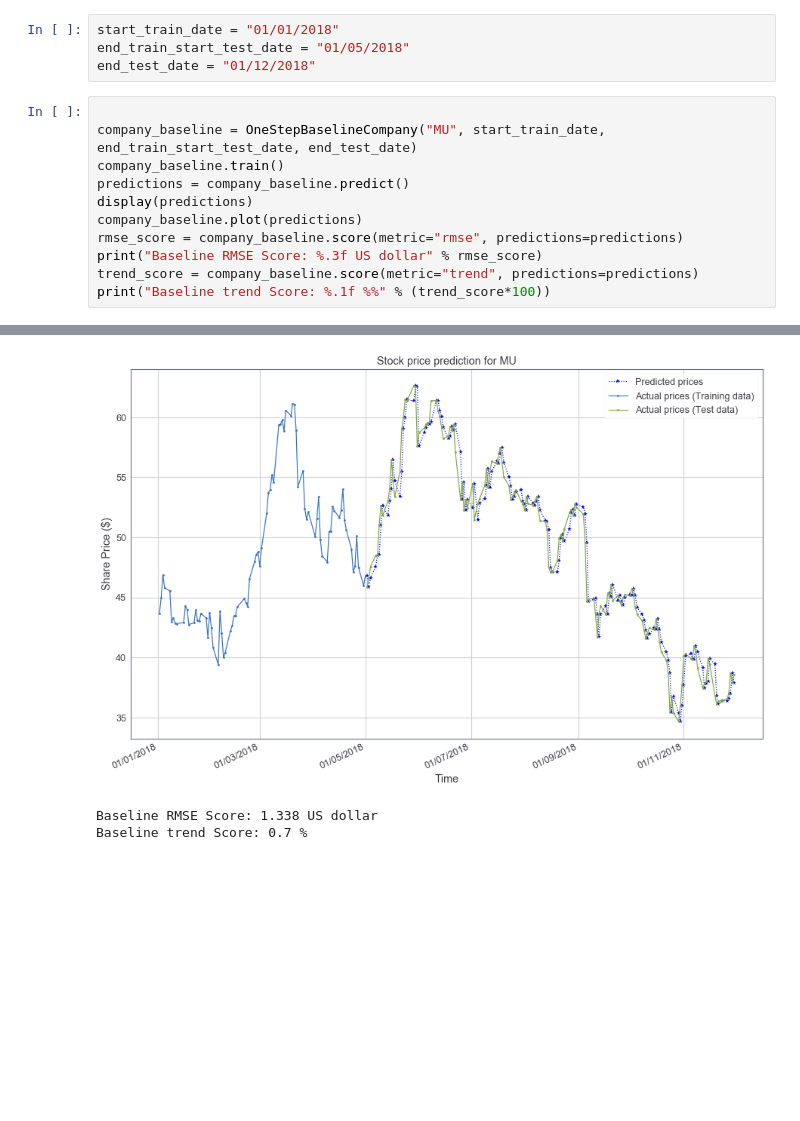
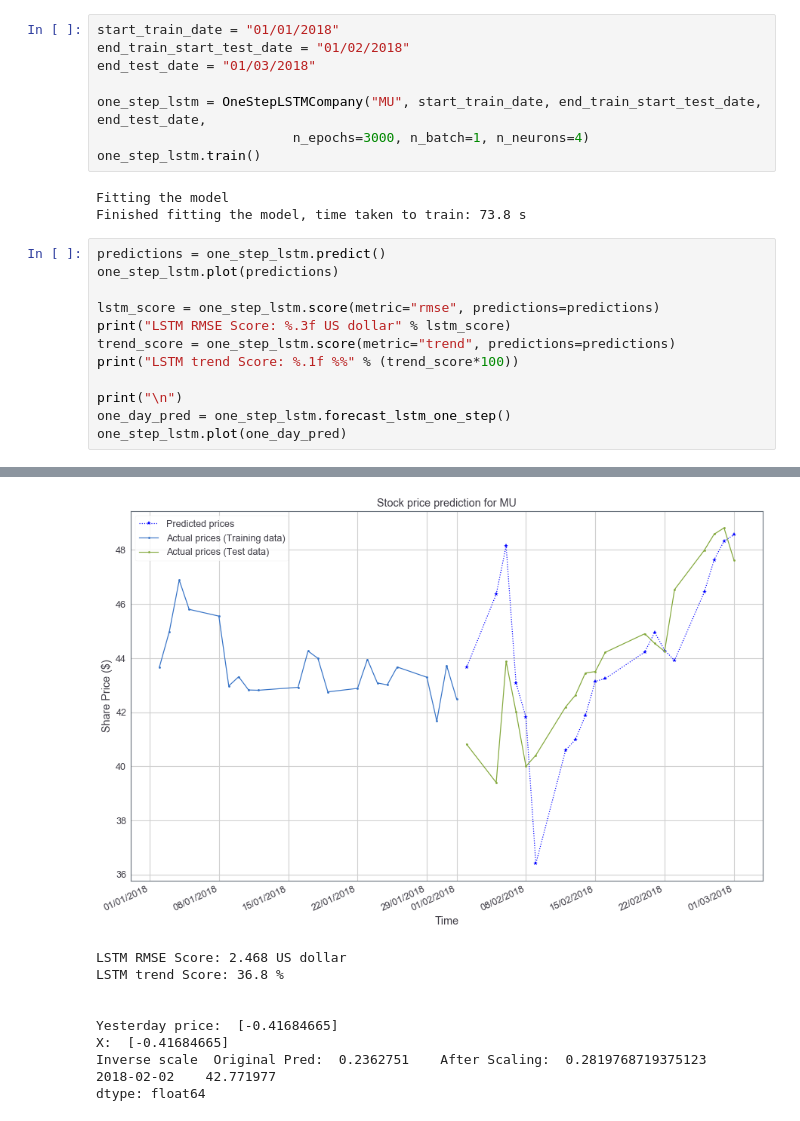
Before and after one commit to FinnZC/Stock-AI, a Jupyter notebook: code/Main.ipynb, the cells around one changed output, grey strips where cells are left out. Drawn from its saved outputs; the diff is of its cells as text; blank space fills up the shorter version.

```diff
--- a/code/Main.ipynb
+++ b/code/Main.ipynb
@@ -26,16 +29,24 @@ Populating the interactive namespace from numpy and matplotlib
 # %%
 start_train_date = "01/01/2018"
-end_train_start_test_date = "01/05/2018"
-end_test_date = "01/12/2018"
+end_train_start_test_date = "01/02/2018"
+end_test_date = "01/03/2018"
+
+one_step_lstm = OneStepLSTMCompany("MU", start_train_date, end_train_start_test_date, end_test_date,
+                         n_epochs=3000, n_batch=1, n_neurons=4)
+one_step_lstm.train()
+# %% [output]
+Fitting the model
+Finished fitting the model, time taken to train: 73.8 s
 # %%
+predictions = one_step_lstm.predict()
+one_step_lstm.plot(predictions)
 
-company_baseline = OneStepBaselineCompany("MU", start_train_date, end_train_start_test_date, end_test_date)
-company_baseline.train()
-predictions = company_baseline.predict()
-display(predictions)
-company_baseline.plot(predictions)
-rmse_score = company_baseline.score(metric="rmse", predictions=predictions)
-print("Baseline RMSE Score: %.3f US dollar" % rmse_score)
-trend_score = company_baseline.score(metric="trend", predictions=predictions)
-print("Baseline trend Score: %.1f %%" % (trend_score*100))
+lstm_score = one_step_lstm.score(metric="rmse", predictions=predictions)
+print("LSTM RMSE Score: %.3f US dollar" % lstm_score)
+trend_score = one_step_lstm.score(metric="trend", predictions=predictions)
+print("LSTM trend Score: %.1f %%" % (trend_score*100))
+
+print("\n")
+one_day_pred = one_step_lstm.forecast_lstm_one_step()
+one_step_lstm.plot(one_day_pred)
 # %% [output]
@@ -59,3 +70,10 @@ Name: 5. adjusted close, Length: 149, dtype: float64
-[figure, old version]
+[figure, new version]
-Baseline RMSE Score: 1.338 US dollar
-Baseline trend Score: 0.7 %
+LSTM RMSE Score: 2.468 US dollar
+LSTM trend Score: 36.8 %
+
+
+Yesterday price:  [-0.41684665]
+X:  [-0.41684665]
+Inverse scale  Original Pred:  0.2362751    After Scaling:  0.2819768719375123
+2018-02-02    42.771977
+dtype: float64
```
Also changed, not shown: parts of 13 cells of this notebook, 6 other files.
